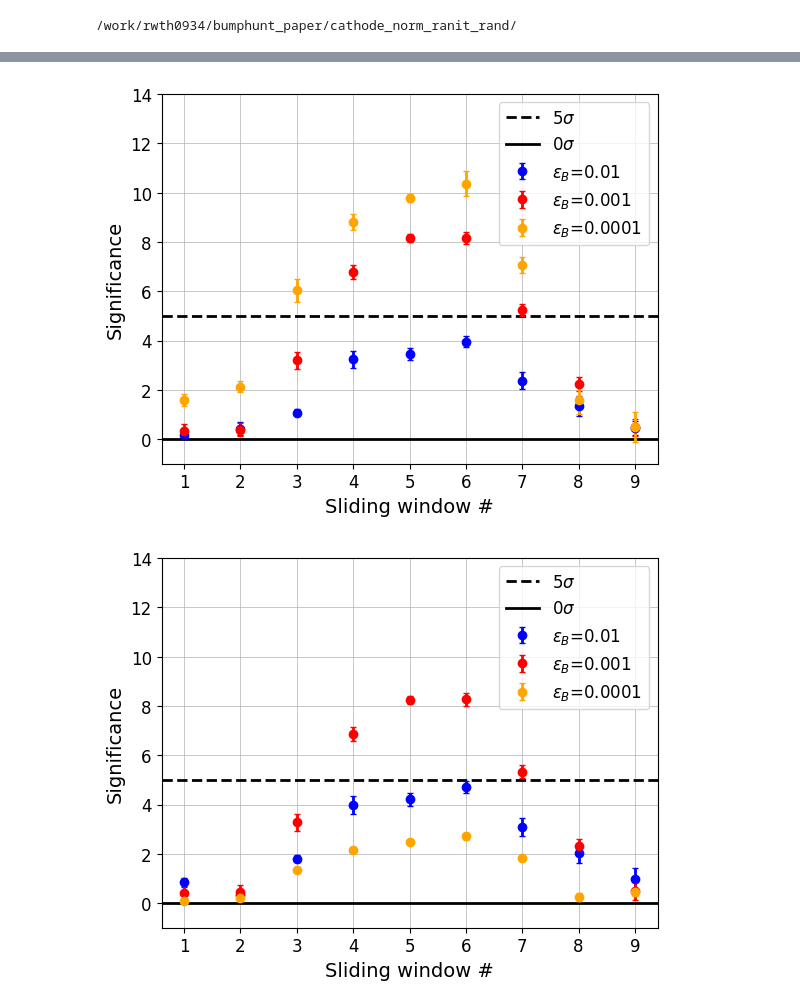
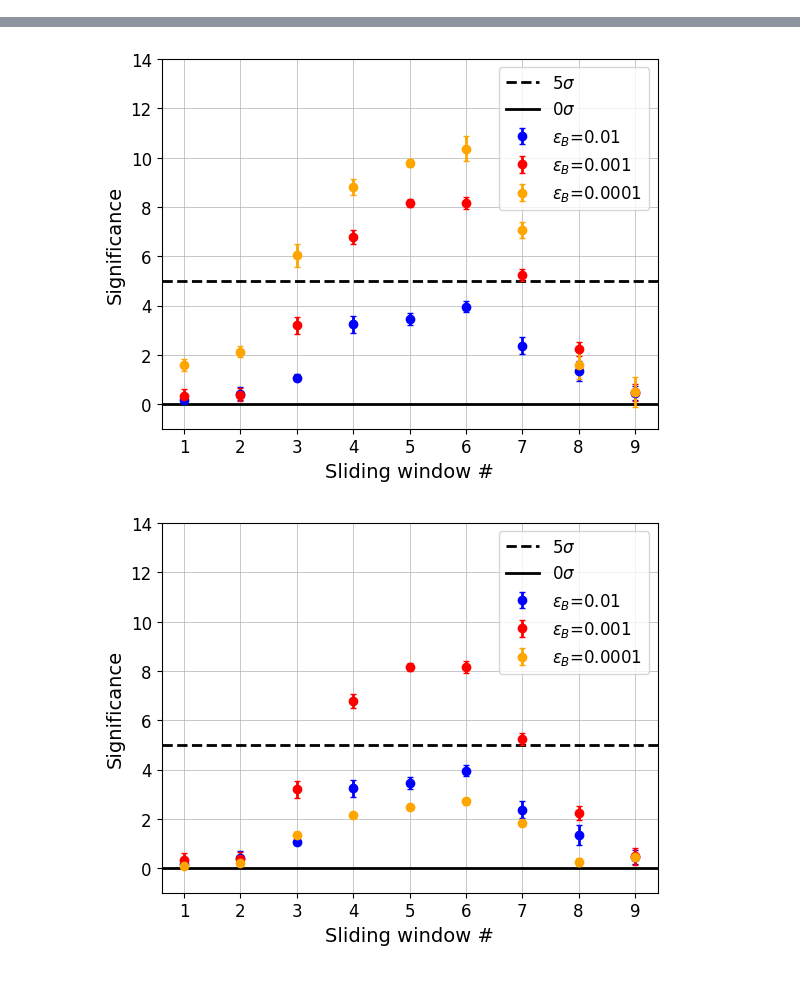
Before and after one commit to mariehein/bumphunt_paper, a Jupyter notebook: cathode_plotting.ipynb, the cells around one changed output, grey strips where cells are left out. Saved outputs shown, nothing was run; the diff lists cells and outputs as text; code cells hidden in the pictures.

Commit message:
Cleaned up plotting files

```diff
--- a/bumphunt_ranit_rand.ipynb
+++ b/cathode_plotting.ipynb
@@ -21,11 +19,11 @@ max_sig_no = 5.5
 # %%
 folder = general_directory+"cathode_without_Herwig_ranit_rand/"
-results, rel_results, true_results, rel_error, exp = bp.bump_hunt(folder)
+rel_results, rel_error, exp = bp.bump_hunt(folder)
 ranit_Herwig_error = np.mean(rel_error,axis=(1,2))
 cathode_stat = np.mean(exp,axis=(1,2))
 cathode_sys_Herwig = np.std(rel_error, axis=(1,2))
 print("alpha =",ranit_Herwig_error)
 print("alpha_std =", np.std(rel_error, axis=(1,2)))
 print("stat_error =",cathode_stat)
-bp.plotting_error(rel_error, "cathode_Herwig", min=min_error, max=max_error, plotting_directory=plotting)
+bp.plotting_error(rel_error, "cathode_Herwig", min=min_error, max=max_error)
 # %% [output]
@@ -84,11 +79,11 @@ stat_error = [0.02958955 0.09353842 0.2950474 ]
 # %%
 folder = general_directory_project+"cathode_norm_SB_stats_ranit_rand/"
-results, rel_results, true_results, rel_error, exp = bp.bump_hunt(folder)
+rel_results, rel_error, exp = bp.bump_hunt(folder)
 ranit_SB_error = np.mean(rel_error,axis=(1,2))
 cathode_stat = np.mean(exp,axis=(1,2))
 cathode_sys_SB = np.std(rel_error, axis=(1,2))
 print("alpha =",ranit_SB_error)
 print("alpha_std =", np.std(rel_error, axis=(1,2)))
 print("stat_error =",cathode_stat)
-bp.plotting_error(rel_error, "cathode_norm_SB", min=min_error, max=max_error, plotting_directory=plotting)
+bp.plotting_error(rel_error, "cathode_norm_SB", min=min_error, max=max_error)
 # %% [output]
@@ -99,17 +93,16 @@ stat_error = [0.0295374  0.09337403 0.294368  ]
 [figure]
 # %%
 folder = general_directory_project+"cathode_norm_ranit_rand/"
-results, rel_results, true_results, rel_error, exp, info = bp.bump_hunt(folder, err=ranit_SB_error, reuse=True)
-bp.plotting(rel_results, true_results, "ranit_norm_SB", min=min_sig, max = max_sig, plotting_directory=plotting)
+rel_results, rel_error, exp= bp.bump_hunt(folder, err=ranit_SB_error)
+bp.plotting(rel_results, "ranit_norm_SB", min=min_sig, max = max_sig)
 
-results, rel_results, true_results, rel_error, exp = bp.bump_hunt_reuse(info, err=ranit_Herwig_error)
-bp.plotting(rel_results, true_results, "ranit_norm_Herwig", min=min_sig, max = max_sig, plotting_directory=plotting)
+rel_results, rel_error, exp = bp.bump_hunt(folder, err=ranit_Herwig_error)
+bp.plotting(rel_results, "ranit_norm_Herwig", min=min_sig, max = max_sig)
 
 err = np.array([max([ranit_SB_error[i], ranit_Herwig_error[i]]) for i in range(3)])
-results, rel_results, true_results, rel_error, exp = bp.bump_hunt_reuse(info, err=ranit_SB_error, err_err=err)
-bp.plotting(rel_results, true_results, "ranit_norm_Herwig_SB", min=min_sig, max = max_sig, plotting_directory=plotting)
+rel_results, rel_error, exp = bp.bump_hunt(folder, err=err)
+bp.plotting(rel_results, "ranit_norm_Herwig_SB", min=min_sig, max = max_sig)
 # %% [output]
-/work/rwth0934/bumphunt_paper/cathode_norm_ranit_rand/
 [figure]
 [figure]
-[figure, old version]
+[figure, new version]
```
Also changed, not shown: parts of 17 cells of this notebook, 12 other files.
